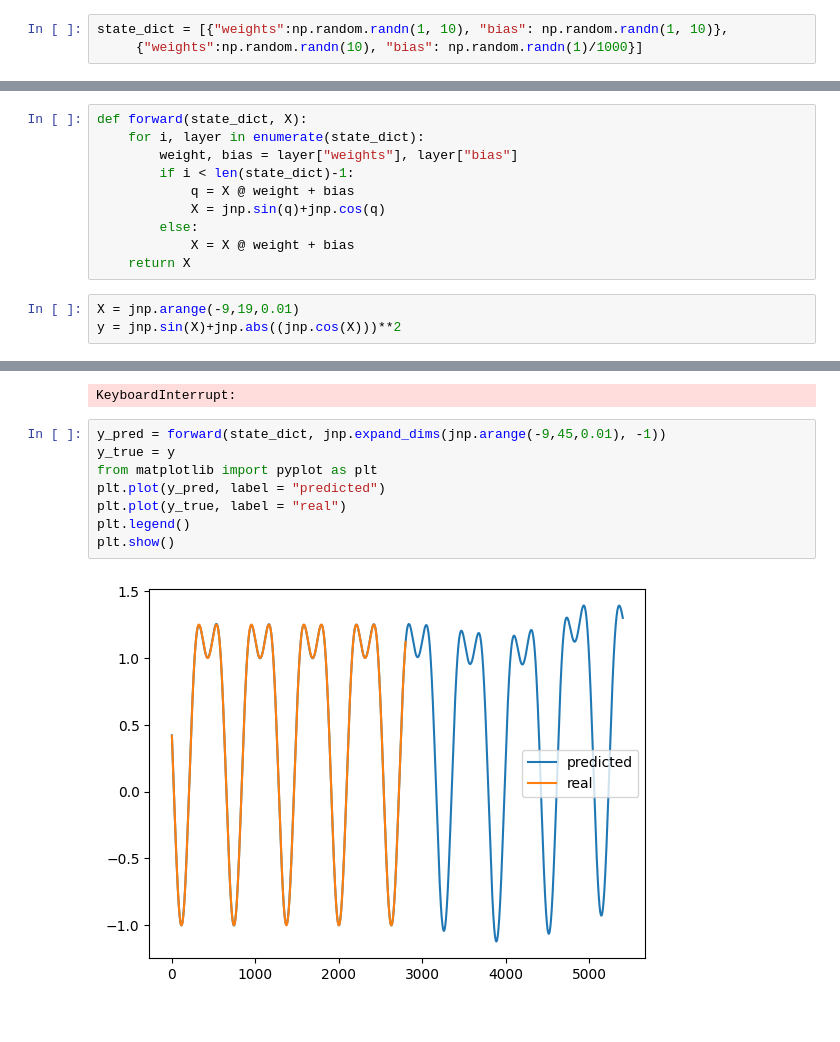
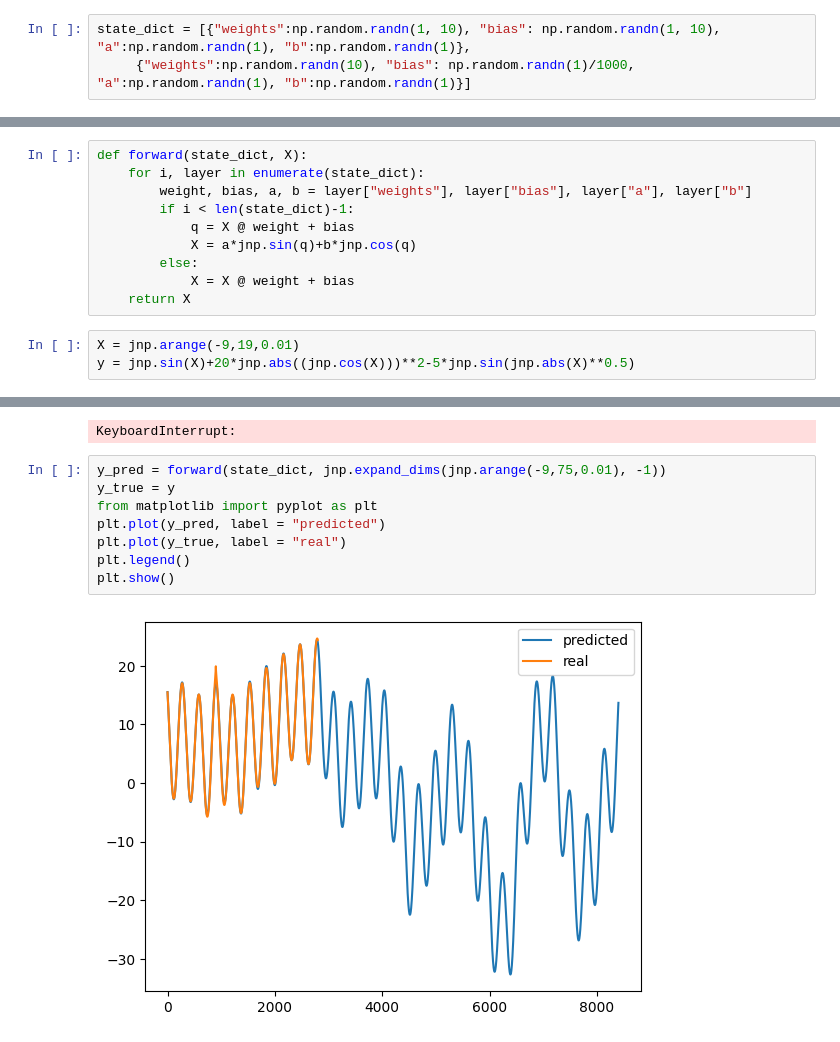
Before and after one commit to y-akbal/Some-Usefull-Machine-Learning-Stuff, a Jupyter notebook: extrapolating_neural_networksJAX.ipynb, the cells around one changed output, grey strips where cells are left out. Drawn from its saved outputs; the diff is of its cells as text.

```diff
--- a/extrapolating_neural_networksJAX.ipynb
+++ b/extrapolating_neural_networksJAX.ipynb
@@ -13,8 +13,8 @@ from flax.linen.activation import celu, gelu, hard_sigmoid, hard_swish, PReLU, r
 key = jax.random.PRNGKey(234)
 w = jax.random.uniform(key, (10,))
 # %%
-state_dict = [{"weights":np.random.randn(1, 10), "bias": np.random.randn(1, 10)},
-     {"weights":np.random.randn(10), "bias": np.random.randn(1)/1000}]
+state_dict = [{"weights":np.random.randn(1, 10), "bias": np.random.randn(1, 10), "a":np.random.randn(1), "b":np.random.randn(1)},
+     {"weights":np.random.randn(10), "bias": np.random.randn(1)/1000,  "a":np.random.randn(1), "b":np.random.randn(1)}]
 # %%
 jax.tree_map(lambda x: x.shape, state_dict)
 # %% [output]
@@ -24,16 +25,16 @@ jax.tree_map(lambda x: x.shape, state_dict)
 # %%
 def forward(state_dict, X):
     for i, layer in enumerate(state_dict):
-        weight, bias = layer["weights"], layer["bias"]
+        weight, bias, a, b = layer["weights"], layer["bias"], layer["a"], layer["b"]
         if i < len(state_dict)-1:
             q = X @ weight + bias
-            X = jnp.sin(q)+jnp.cos(q)
+            X = a*jnp.sin(q)+b*jnp.cos(q)
         else:
             X = X @ weight + bias
     return X
 # %%
 X = jnp.arange(-9,19,0.01)
-y = jnp.sin(X)+jnp.abs((jnp.cos(X)))**2
+y = jnp.sin(X)+20*jnp.abs((jnp.cos(X)))**2-5*jnp.sin(jnp.abs(X)**0.5)
 # %%
 def loss(state_dict,X, y):
     batched_X = jnp.expand_dims(X, -1)
@@ -71,12 +76,12 @@ for i in pbar:
 # %% [output]
 KeyboardInterrupt:
 # %%
-y_pred = forward(state_dict, jnp.expand_dims(jnp.arange(-9,45,0.01), -1))
+y_pred = forward(state_dict, jnp.expand_dims(jnp.arange(-9,75,0.01), -1))
 y_true = y
 from matplotlib import pyplot as plt
 plt.plot(y_pred, label = "predicted")
 plt.plot(y_true, label = "real")
 plt.legend()
 plt.show()
 # %% [output]
-[figure, old version]
+[figure, new version]
```
Also changed, not shown: parts of 4 cells of this notebook.
